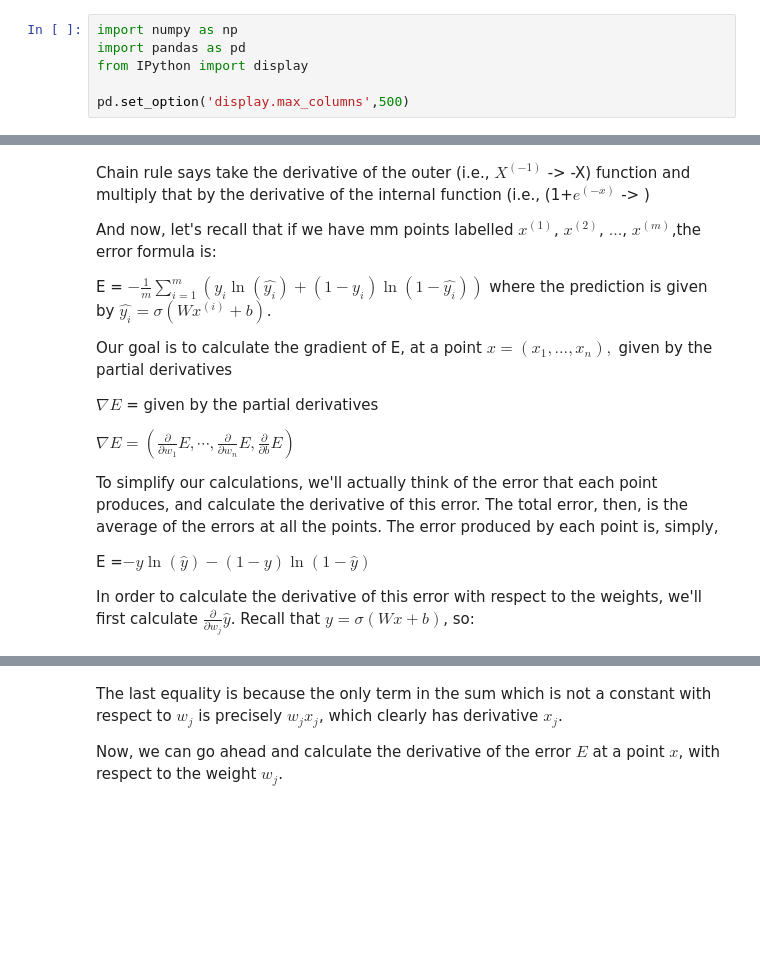
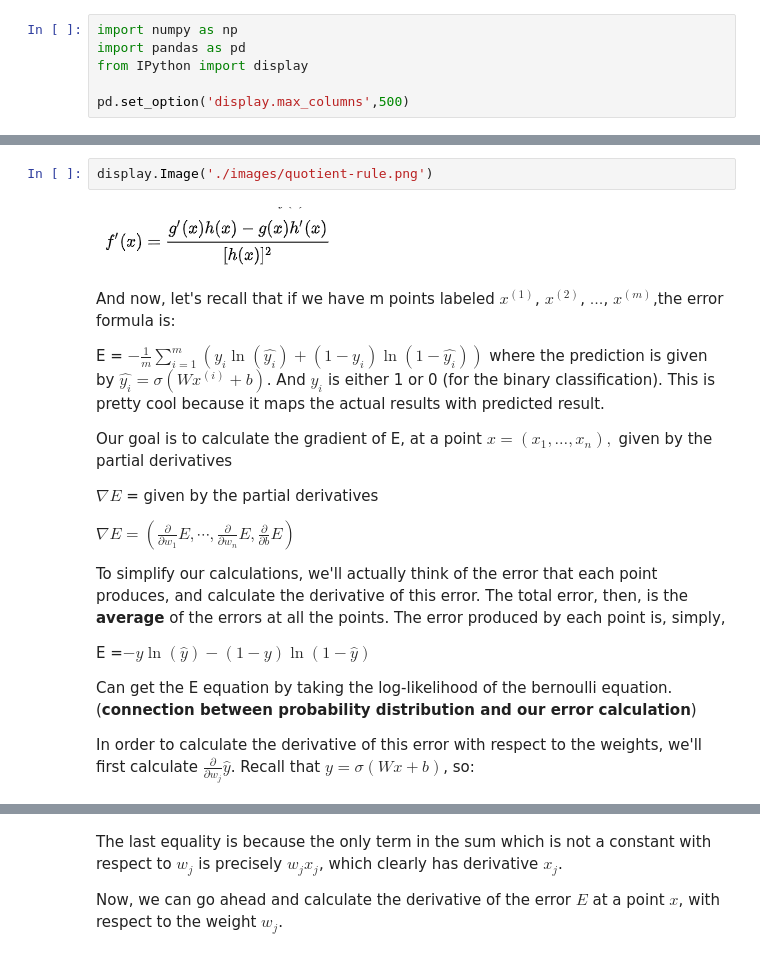
Before and after one commit to acholonu/udacity_deep_learning, a Jupyter notebook: lesson 2/Logistic Regression.ipynb, the cells around one changed output, grey strips where cells are left out. Drawn from its saved outputs; the diff is of its cells as text; blank space fills up the shorter version.

```diff
--- a/lesson 2/Logistic Regression.ipynb
+++ b/lesson 2/Logistic Regression.ipynb
@@ -19,10 +22,13 @@ display.Image('./images/derivative-sigmoid.gif')
+# %%
+display.Image('./images/quotient-rule.png')
+# %% [output]
+[figure, added]
 # %% [markdown]
-Chain rule says take the derivative of the outer (i.e., $X^{(-1)}$ -> -X) function and multiply that by the derivative of the internal function (i.e., (1+$e^{(-x)}$ -> )
 
-And now, let's recall that if we have mm points labelled $x^{(1)}$, $x^{(2)}$, $\ldots$, $x^{(m)}$,the error formula is:
+And now, let's recall that if we have m points labeled $x^{(1)}$, $x^{(2)}$, $\ldots$, $x^{(m)}$,the error formula is:
 
 E = $-\frac{1}{m} \sum_{i=1}^m \left( y_i \ln(\hat{y_i}) + (1-y_i) \ln (1-\hat{y_i}) \right)$
-where the prediction is given by $\hat{y_i} = \sigma(Wx^{(i)} + b)$.
+where the prediction is given by $\hat{y_i} = \sigma(Wx^{(i)} + b)$. And $y_i$ is either 1 or 0 (for the binary classification). This is pretty cool because it maps the actual results with predicted result.
 
 Our goal is to calculate the gradient of E, at a point $x = (x_1, \ldots, x_n),$ given by the partial derivatives
 
@@ -30,10 +36,12 @@ $\nabla E$ = given by the partial derivatives
 
 $\nabla E =\left(\frac{\partial}{\partial w_1}E, \cdots, \frac{\partial}{\partial w_n}E, \frac{\partial}{\partial b}E \right)$
 
-To simplify our calculations, we'll actually think of the error that each point produces, and calculate the derivative of this error. The total error, then, is the average of the errors at all the points. The error produced by each point is, simply,
+To simplify our calculations, we'll actually think of the error that each point produces, and calculate the derivative of this error. The total error, then, is the **average** of the errors at all the points. The error produced by each point is, simply,
 
 
 E =$ - y \ln(\hat{y}) - (1-y) \ln (1-\hat{y})$
 
+Can get the E equation by taking the log-likelihood of the bernoulli equation. (**connection between probability distribution and our error calculation**)
+
 In order to calculate the derivative of this error with respect to the weights, we'll first calculate $\frac{\partial}{\partial w_j} \hat{y}$. Recall that $\hat{y} = \sigma(Wx+b)$, so:
 # %%
```
Also changed, not shown: parts of 7 cells of this notebook, 1 other file.
